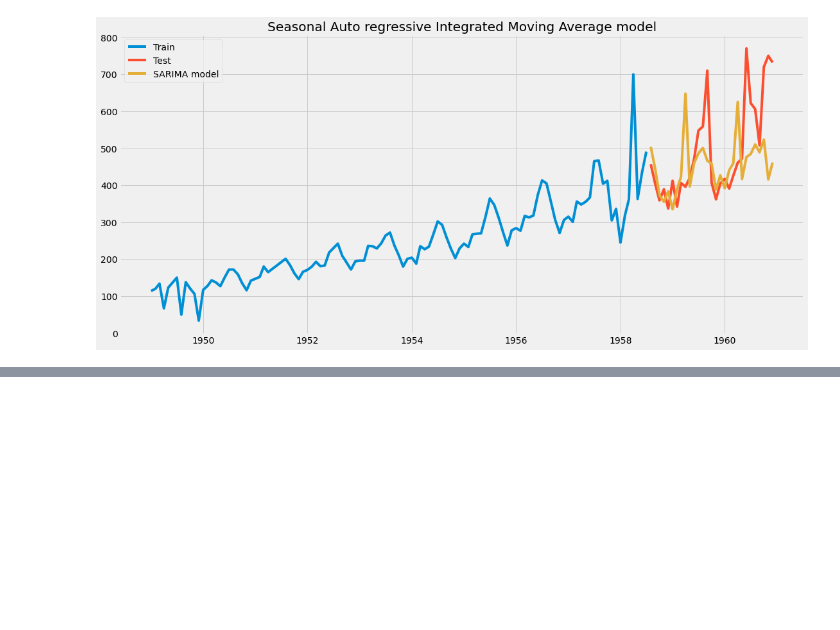
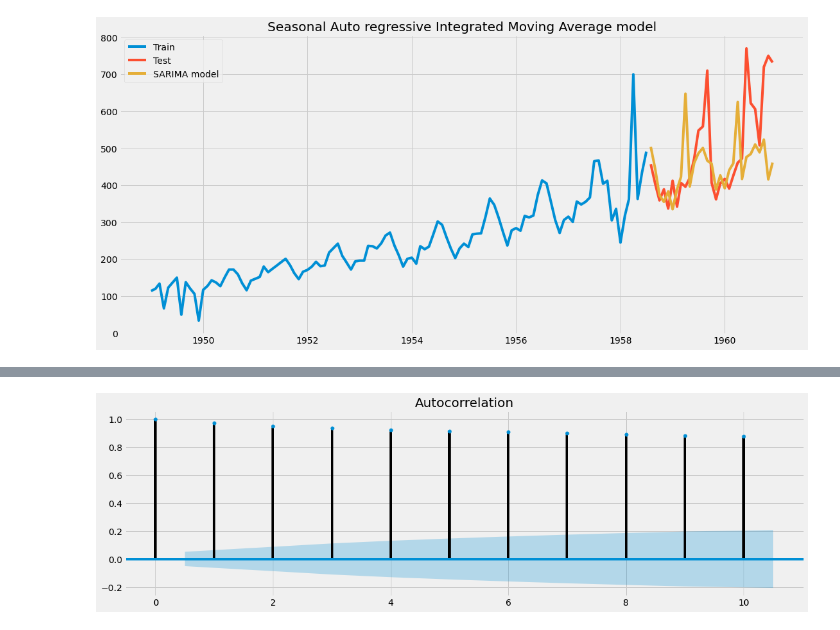
Before and after one commit to fardinafdideh/Machine-Learning-A-to-Z-using-Python, a Jupyter notebook: machine-learning-a-to-z.ipynb, the cells around one changed output, grey strips where cells are left out. Drawn from its saved outputs; the diff is of its cells as text; code cells hidden in the pictures; blank space fills up the shorter version.

```diff
--- a/machine-learning-a-to-z.ipynb
+++ b/machine-learning-a-to-z.ipynb
@@ -570,0 +670,7 @@ plt.show()
+# %%
+#Loading and plotting acf
+from statsmodels.graphics.tsaplots import plot_acf
+plot_acf(dataClimate['meantemp'], ax=plt.gca(), lags=10)
+plt.show()
+# %% [output]
+[figure, added]
```
Also changed, not shown: parts of 60 cells of this notebook.
